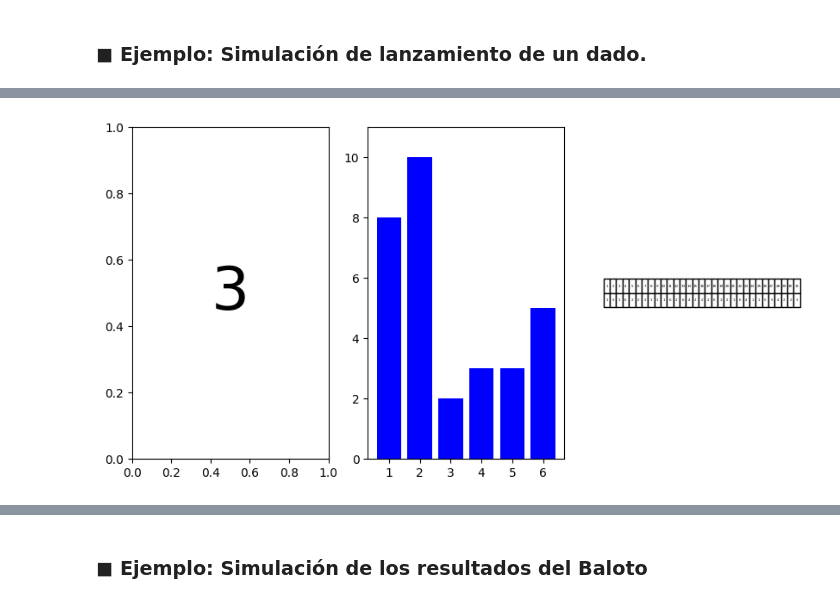
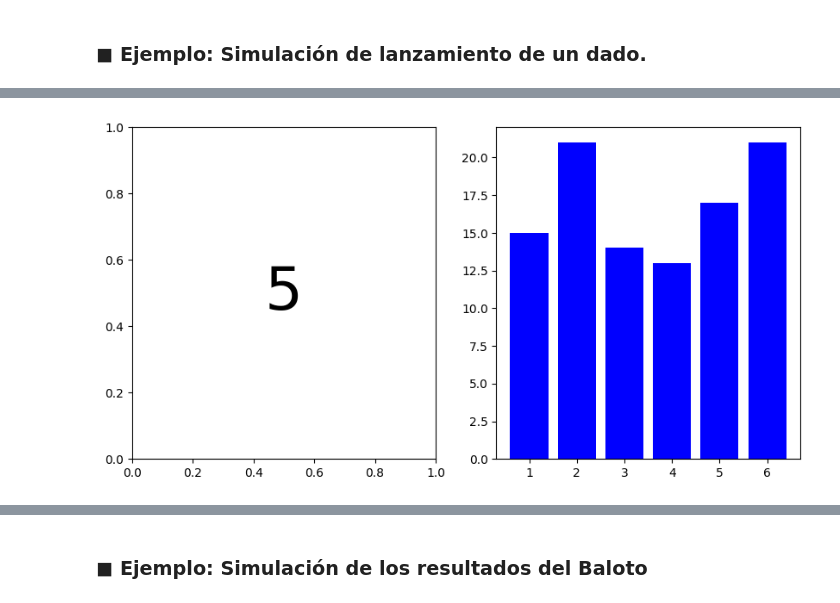
Before and after one commit to JSEFERINO/Teoria-de-Probabilidad-MEYCD, a Jupyter notebook: 01_Probabilidad_Eventos.ipynb, the cells around one changed output, grey strips where cells are left out. Cells and saved outputs as stored; diff of their text form; code cells hidden in the pictures.

```diff
--- a/01_Probabilidad_Eventos.ipynb
+++ b/01_Probabilidad_Eventos.ipynb
@@ -131,41 +139,37 @@ import numpy as np
 # Función para lanzar el dado
 def lanzar_dado():
     return np.random.randint(1, 7)
 
 # Inicialización de variables para contar los resultados
 resultados = {str(i): 0 for i in range(1, 7)}
 historial_resultados = []
 
 # Función para actualizar los resultados, la tabla y el gráfico en cada fotograma de la animación
 def actualizar(i):
     resultado = lanzar_dado()
     resultados[str(resultado)] += 1
     historial_resultados.append(resultado)
 
     ejes[0].clear()
     ejes[0].text(0.5, 0.5, str(resultado), fontsize=50, ha='center', va='center')
 
     ejes[1].clear()
     ejes[1].bar(resultados.keys(), resultados.values(), color='blue')
     ejes[1].set_ylim(0, max(resultados.values()) + 1)
 
-    ejes[2].clear()
-    ejes[2].axis('off')
-    tabla = ejes[2].table(cellText=[historial_resultados], colLabels=list(range(1, len(historial_resultados)+1)), cellLoc='center', loc='center')
-    tabla.auto_set_font_size()
-    tabla.set_fontsize(10)
+
 
 # Configuración inicial del gráfico
-fig, ejes = plt.subplots(1, 3, figsize=(10, 5))
+fig, ejes = plt.subplots(1, 2, figsize=(10, 5))
 
 # Configuración de la animación
-ani = animation.FuncAnimation(fig, actualizar, frames=29, interval=500, repeat=False)
+ani = animation.FuncAnimation(fig, actualizar, frames=99, interval=500, repeat=False)
 
 # Muestra la animación en el notebook
 HTML(ani.to_html5_video())
 # %% [output]
 [interactive output not drawn]
-[figure, old version]
+[figure, new version]
 # %% [markdown]
 
 
```
Also changed, not shown: parts of 7 cells of this notebook.
